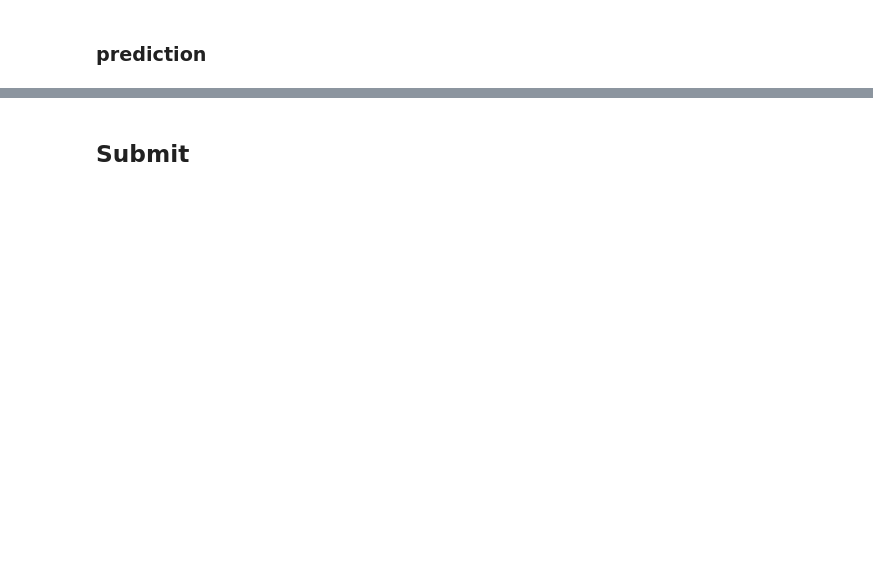
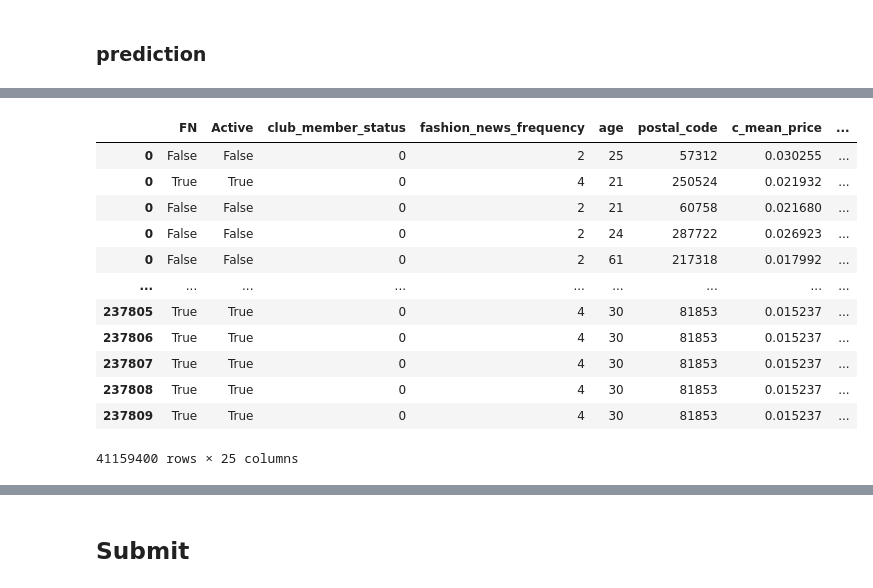
Before and after one commit to tetsuro731/H-M-kaggle-tetsuro731, a Jupyter notebook: notebook/lightgbm-test.ipynb, the cells around one changed output, grey strips where cells are left out. Saved outputs shown, nothing was run; the diff lists cells and outputs as text; code cells hidden in the pictures; blank space fills up the shorter version.

```diff
--- a/notebook/lightgbm-test.ipynb
+++ b/notebook/lightgbm-test.ipynb
@@ -37,7 +37,17 @@ input_type = {
  'index_code':                  'int16',
  'index_group_no':              'int8',
  'section_no':                  'int8',
- 'garment_group_no':            'int16'}
+ 'garment_group_no':            'int16',
+ 'c_mean_price':                'float32',
+ 'a_mean_price':                'float32',
+ 'c_cv_total':                  'int32',
+ 'a_cv_total':                  'int32',
+ 'c_cv_recent':                 'int32',
+ 'a_cv_recent':                 'int32',
+ 'a_cv_recent':                 'int32',
+ 'c_mean_sales_channel_id':     'float32',
+ 'a_mean_sales_channel_id':     'float32'
+ }
 # %%
 # train data
 train = dd.read_csv('../input/h-m-training-and-testing-data/train.csv', dtype=input_type).compute()
@@ -136,7 +251,7 @@ test
 test.sort_index(inplace=True)
 # %%
 test_id = test[['customer_id', 'article_id']]
-test.drop(['customer_id', 'article_id'], axis=1)
+test = test.drop(['customer_id', 'article_id'], axis=1)
 # %% [markdown]
 ### prediction
 # %%
@@ -145,3 +262,19 @@ gc.collect()
+# %%
+test
+# %% [output]
+|  | FN | Active | club_member_status | fashion_news_frequency | age | postal_code | c_mean_price | ... |
+| 0 | False | False | 0 | 2 | 25 | 57312 | 0.030255 | ... |
+| 0 | True | True | 0 | 4 | 21 | 250524 | 0.021932 | ... |
+| 0 | False | False | 0 | 2 | 21 | 60758 | 0.021680 | ... |
+| 0 | False | False | 0 | 2 | 24 | 287722 | 0.026923 | ... |
+| 0 | False | False | 0 | 2 | 61 | 217318 | 0.017992 | ... |
+| ... | ... | ... | ... | ... | ... | ... | ... | ... |
+| 237805 | True | True | 0 | 4 | 30 | 81853 | 0.015237 | ... |
+| 237806 | True | True | 0 | 4 | 30 | 81853 | 0.015237 | ... |
+| 237807 | True | True | 0 | 4 | 30 | 81853 | 0.015237 | ... |
+| 237808 | True | True | 0 | 4 | 30 | 81853 | 0.015237 | ... |
+| 237809 | True | True | 0 | 4 | 30 | 81853 | 0.015237 | ... |
+41159400 rows × 25 columns
 # %%
 pred = model.predict(test, num_iteration=100)
 pred.shape, test.shape
```
Also changed, not shown: parts of 33 cells of this notebook.
